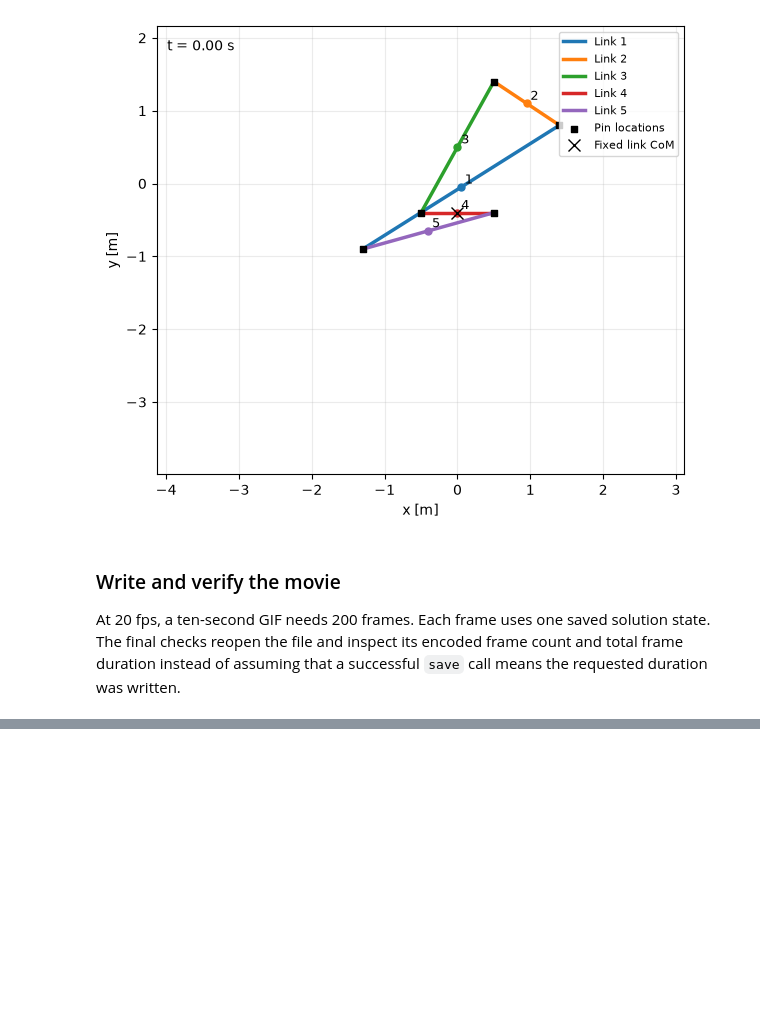
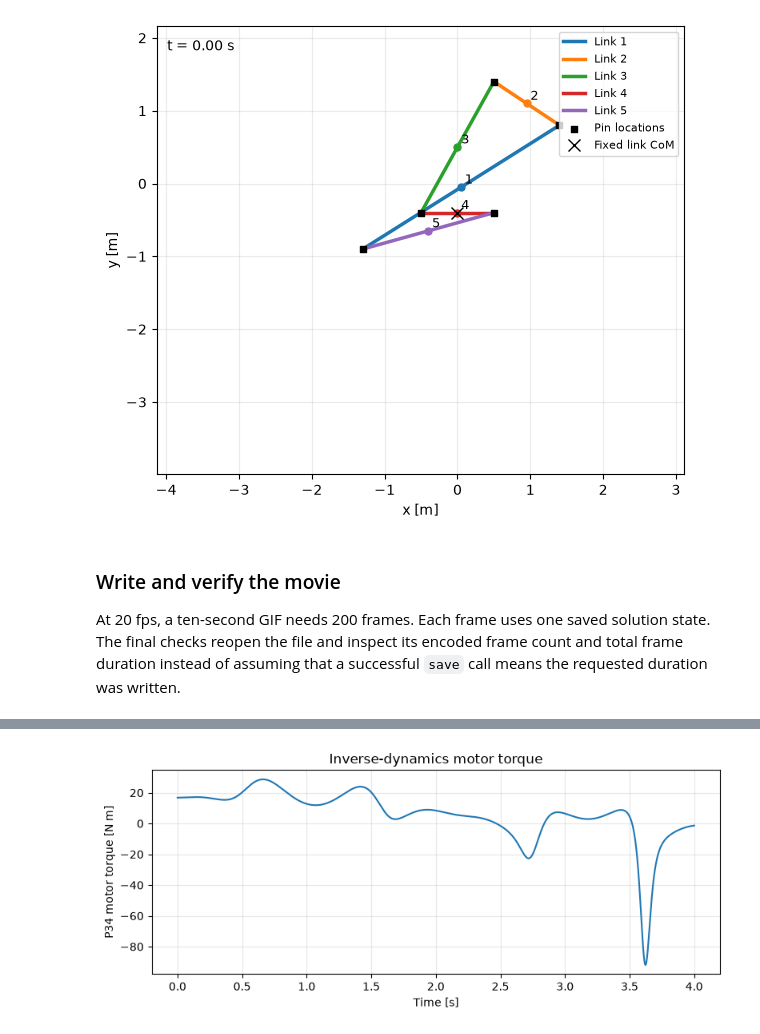
Before and after one commit to mouradism/constrained-five-link-dynamics, a Jupyter notebook: constrained_five_link_dynamics.ipynb, the cells around one changed output, grey strips where cells are left out. Drawn from its saved outputs; the diff is of its cells as text; code cells hidden in the pictures; blank space fills up the shorter version.

Commit message:
Add multibody dynamics book and validation

```diff
--- a/constrained_five_link_dynamics.ipynb
+++ b/constrained_five_link_dynamics.ipynb
@@ -899,0 +1345,97 @@ Duration: 10.00 s | Frames: 200 | FPS: 20 | Size: 1,246,124 bytes
+# %%
+driven_duration = 4.0
+driven_frame_rate = 20
+driven_samples_per_second = 1600
+driven_sample_count = int(round(driven_duration * driven_samples_per_second)) + 1
+driven_sample_times = np.linspace(0.0, driven_duration, driven_sample_count)
+command_amplitude_rad_s2 = 0.2
+command_frequency_rad_s = 2.0 * np.pi / driven_duration
+inverse_baumgarte_zeta = 1.0
+inverse_baumgarte_omega_rad_s = 20.0
+
+def commanded_relative_angular_acceleration(time):
+    return command_amplitude_rad_s2 * np.sin(command_frequency_rad_s * time)
+
+
+def solve_P34_inverse_dynamics(time, q, qdot):
+    phi, jac = system.constraints_and_jacobian(q)
+    phi_dot = jac @ qdot
+    gamma = system.jdot_qdot(q, qdot)
+    stabilized_constraint_rhs = (
+        -gamma
+        - 2.0 * inverse_baumgarte_zeta * inverse_baumgarte_omega_rad_s * phi_dot
+        - inverse_baumgarte_omega_rad_s**2 * phi
+    )
+    inverse_matrix = np.block([
+        [system.mass_matrix, jac.T, -actuator_map_P34[:, np.newaxis]],
+        [jac, np.zeros((constraint_count, constraint_count)), np.zeros((constraint_count, 1))],
+        [relative_angle_jacobian_P34, np.zeros((1, constraint_count)), np.zeros((1, 1))],
+    ])
+    inverse_rhs = np.concatenate((
+        system.generalized_forces(q, qdot, time),
+        stabilized_constraint_rhs,
+        [commanded_relative_angular_acceleration(time)],
+    ))
+    solution = np.linalg.solve(inverse_matrix, inverse_rhs)
+    return solution[:coordinate_count], solution[coordinate_count:coordinate_count + constraint_count], solution[-1]
+
+
+def inverse_controlled_state_derivative(time, state):
+    q = state[:coordinate_count]
+    qdot = state[coordinate_count:]
+    qddot, _, _ = solve_P34_inverse_dynamics(time, q, qdot)
+    return np.concatenate((qdot, qddot))
+
+inverse_driven_solution = solve_ivp(
+    inverse_controlled_state_derivative,
+    (0.0, driven_duration),
+    state0,
+    t_eval=driven_sample_times,
+    rtol=1e-9,
+    atol=1e-11,
+    max_step=0.01,
+)
+if not inverse_driven_solution.success:
+    raise RuntimeError(inverse_driven_solution.message)
+
+inverse_driven_q = inverse_driven_solution.y[:coordinate_count, :]
+inverse_driven_qdot = inverse_driven_solution.y[coordinate_count:, :]
+inverse_torque_history_N_m = np.empty(inverse_driven_solution.t.size)
+inverse_command_residual_history = np.empty(inverse_driven_solution.t.size)
+inverse_matrix_ranks = np.empty(inverse_driven_solution.t.size, dtype=int)
+for sample_index, sample_time in enumerate(inverse_driven_solution.t):
+    sample_q = inverse_driven_q[:, sample_index]
+    sample_qdot = inverse_driven_qdot[:, sample_index]
+    sample_qddot, _, sample_torque = solve_P34_inverse_dynamics(
+        sample_time, sample_q, sample_qdot
+    )
+    inverse_torque_history_N_m[sample_index] = sample_torque
+    inverse_command_residual_history[sample_index] = (
+        (relative_angle_jacobian_P34 @ sample_qddot)[0]
+        - commanded_relative_angular_acceleration(sample_time)
+    )
+    _, sample_jac = system.constraints_and_jacobian(sample_q)
+    sample_stabilized_kkt = np.block([
+        [system.mass_matrix, sample_jac.T, -actuator_map_P34[:, np.newaxis]],
+        [sample_jac, np.zeros((constraint_count, constraint_count)), np.zeros((constraint_count, 1))],
+        [relative_angle_jacobian_P34, np.zeros((1, constraint_count)), np.zeros((1, 1))],
+    ])
+    inverse_matrix_ranks[sample_index] = np.linalg.matrix_rank(sample_stabilized_kkt)
+
+assert np.all(inverse_matrix_ranks == 29)
+assert np.max(np.abs(inverse_command_residual_history)) < 1e-9
+assert np.all(np.isfinite(inverse_torque_history_N_m))
+print(f'Inverse-driven rollout: {inverse_driven_solution.t[-1]:.2f} s, {inverse_driven_solution.nfev} RHS evaluations')
+print(f'Inverse torque samples: {inverse_driven_solution.t.size} ({driven_samples_per_second} per second)')
+print(f'P34 torque range: {inverse_torque_history_N_m.min():.6f} to {inverse_torque_history_N_m.max():.6f} N m')
+print(f'Max commanded-acceleration residual: {np.max(np.abs(inverse_command_residual_history)):.3e} rad/s^2')
+print(f'Augmented inverse-system rank across samples: {inverse_matrix_ranks.min()}..{inverse_matrix_ranks.max()}')
+plt.figure(figsize=(8, 3.5))
+plt.plot(inverse_driven_solution.t, inverse_torque_history_N_m)
+plt.xlabel('Time [s]')
+plt.ylabel('P34 motor torque [N m]')
+plt.title('Inverse-dynamics motor torque')
+plt.grid(True, alpha=0.3)
+plt.tight_layout()
+plt.show()
+# %% [output]
@@ -899,0 +1447 @@ Duration: 10.00 s | Frames: 200 | FPS: 20 | Size: 1,246,124 bytes
+[figure, added]
```
Also changed, not shown: parts of 37 cells of this notebook, 38 other files.
